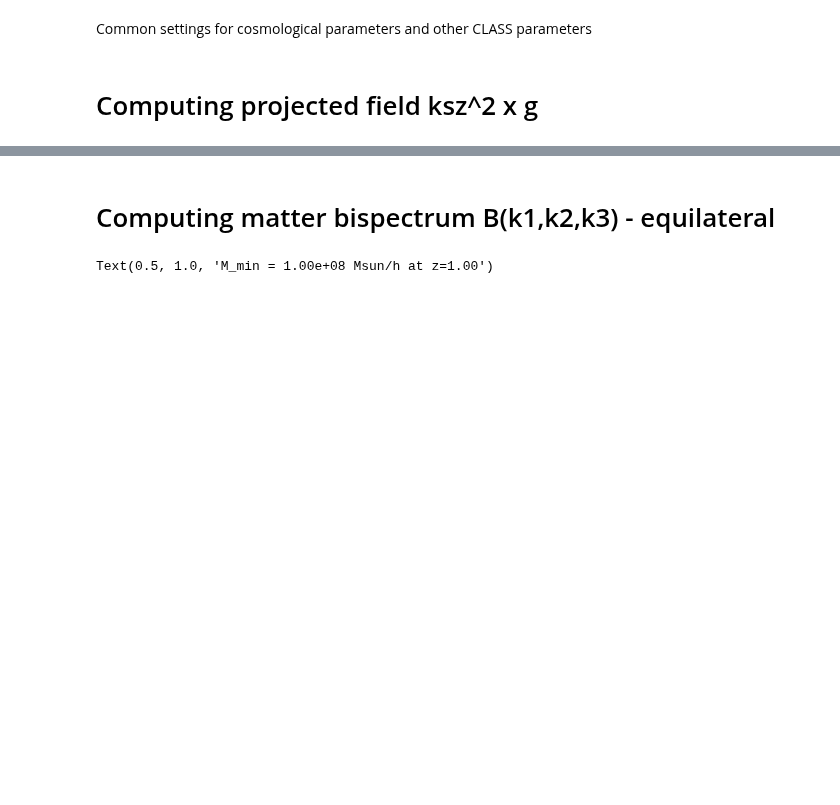
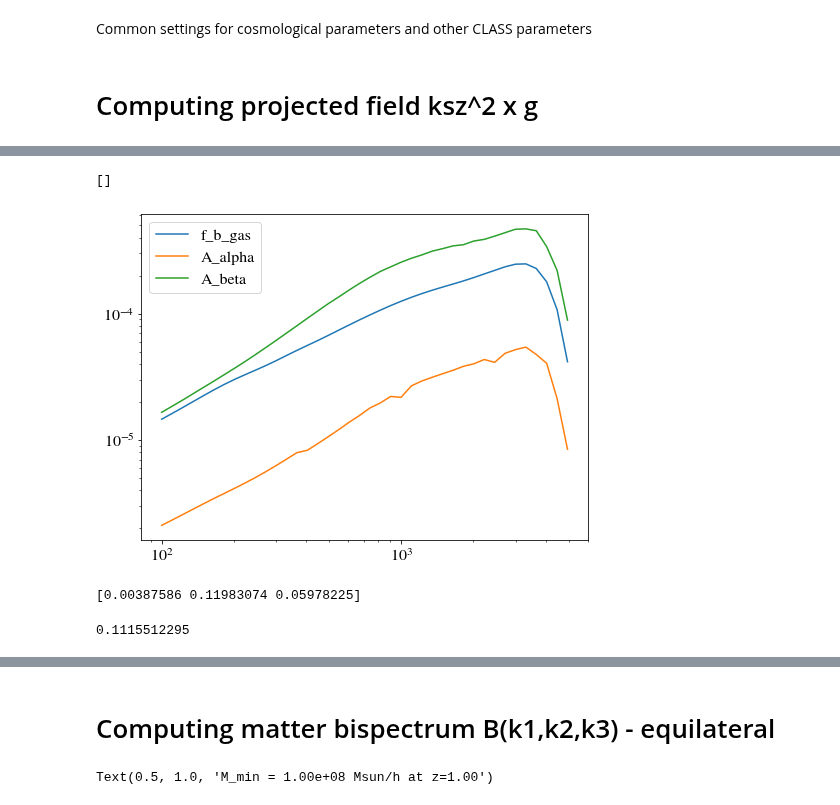
Before and after one commit to CLASS-SZ/class_sz, a Jupyter notebook: notebooks/class_sz_kSZ2X.ipynb, the cells around one changed output, grey strips where cells are left out. Cells and saved outputs as stored; diff of their text form; code cells hidden in the pictures; blank space fills up the shorter version.

```diff
--- a/notebooks/class_sz_kSZ2X.ipynb
+++ b/notebooks/class_sz_kSZ2X.ipynb
@@ -218,0 +285,9 @@ ksz_params = {
+# %%
+for i in range(len(param_list)):
+    plt.plot(ell_array,np.fabs(dl_kSZ_kSZ_g_tot_plus[i]-dl_kSZ_kSZ_g_tot_minus[i]),label=param_list[i])
+
+plt.legend()
+plt.loglog()
+# %% [output]
+[]
+[figure, added]
@@ -218,0 +302,30 @@ ksz_params = {
+# %%
+#theory parameters
+M_parameters = len(param_list)
+
+
+
+
+dmu_parameters = []
+for m in range(M_parameters):
+    dmu_parameters.append(np.asarray(dcl_kSZ_kSZ_g_tot[m])/np.sqrt(fac_cov))
+
+
+fisher_F = np.zeros((M_parameters,M_parameters))
+for a in range(M_parameters):
+    for b in range(M_parameters):
+        fisher_M_ab = np.outer(dmu_parameters[a],dmu_parameters[b]) + np.outer(dmu_parameters[b],dmu_parameters[a])
+        fisher_F[a][b]=0.5*np.trace(np.matmul(inv_covmat_data,fisher_M_ab))
+
+inverse_fisher_F = np.linalg.inv(fisher_F)
+fisher_sigmas = []
+for m in range(M_parameters):
+    fisher_sigmas.append(np.sqrt(inverse_fisher_F[m][m]))
+fisher_sigmas = np.asarray(fisher_sigmas)
+print(fisher_sigmas)
+# %% [output]
+[0.00387586 0.11983074 0.05978225]
+# %%
+4.46204918e+02/4.e3
+# %% [output]
+0.1115512295
```
Also changed, not shown: parts of 13 cells of this notebook, 7 other files.
